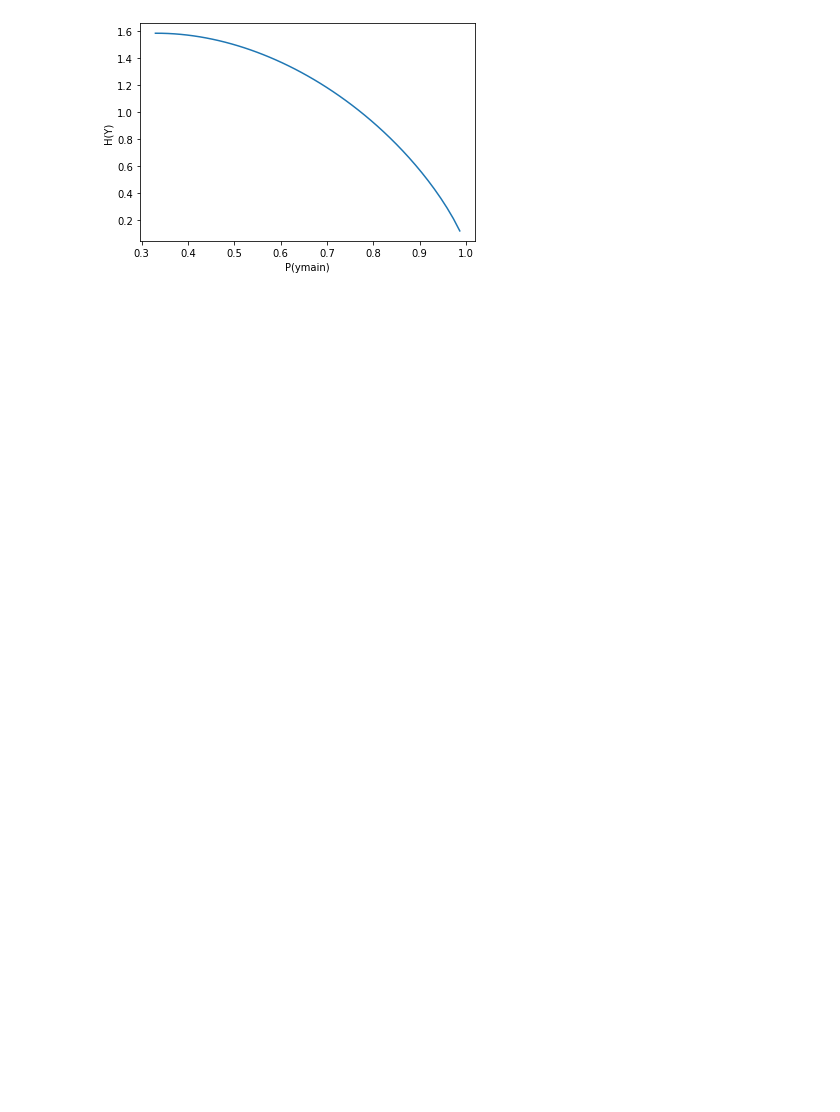
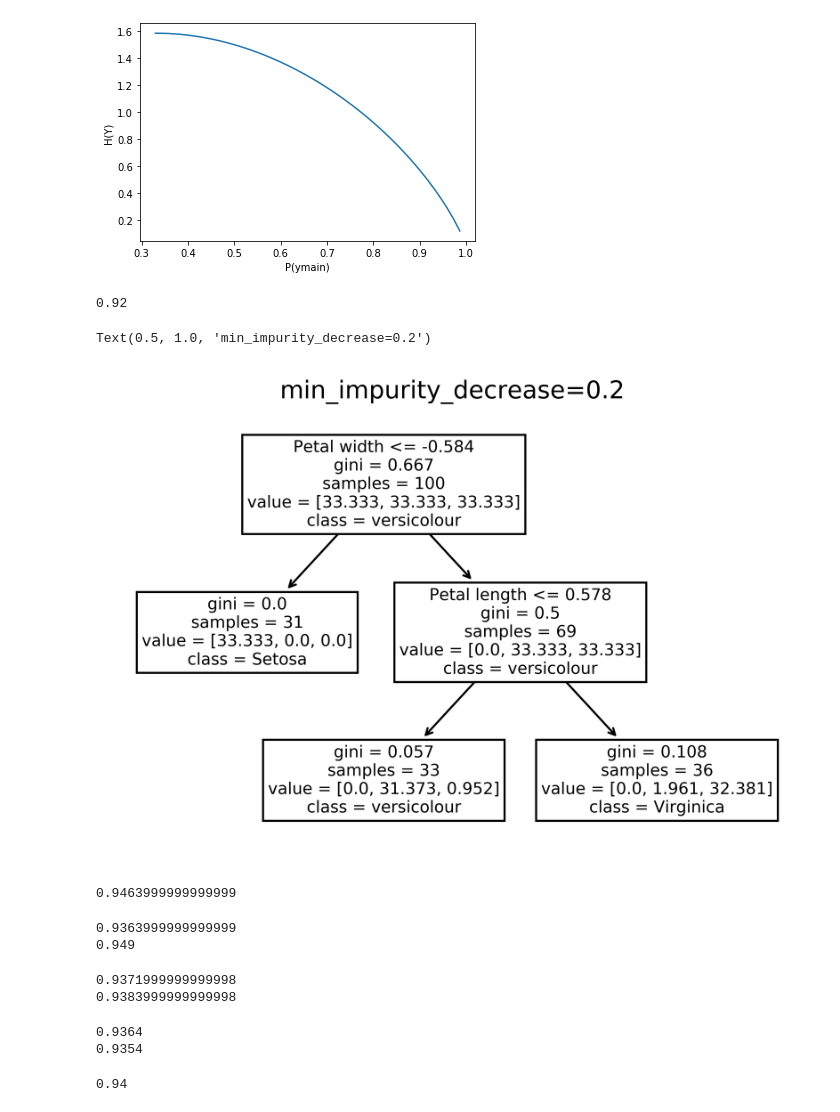
Before and after one commit to Time-Magic/Traning_code, a Jupyter notebook: report_iris_randomtrees.ipynb, the cells around one changed output. Drawn from its saved outputs; the diff is of its cells as text; code cells hidden in the pictures; blank space fills up the shorter version.

```diff
--- a/report_iris_randomtrees.ipynb
+++ b/report_iris_randomtrees.ipynb
@@ -18,3 +21,68 @@ plt.ylabel('H(Y)')
 plt.show()
 # %% [output]
 [figure]
+# %%
+from matplotlib import pyplot as plt
+from sklearn.tree import DecisionTreeClassifier,plot_tree
+from likefunctions import spl_and_Std
+x_train,x_test,y_train,y_test=spl_and_Std()
+features=['Sepal length','Sepal width','Petal length','Petal width']
+classes=['Setosa','versicolour','Virginica']
+clf=DecisionTreeClassifier(criterion='gini',splitter='best',class_weight='balanced',min_impurity_decrease=0.2)
+clf.fit(x_train,y_train)
+print(clf.score(x_test,y_test))
+plt.figure(dpi=720)
+plot_tree(clf,class_names=classes,feature_names=features,fontsize=8)
+plt.title('min_impurity_decrease=0.2')
+# %% [output]
+0.92
+Text(0.5, 1.0, 'min_impurity_decrease=0.2')
+[figure, added]
+# %%
+from likefunctions import tree_full_100_random
+result=tree_full_100_random()
+result.mean()
+# %% [output]
+0.9463999999999999
+# %%
+from likefunctions import tree_depth_100_random
+result_depth2=tree_depth_100_random(max_depth=2)
+result_depth3=tree_depth_100_random(max_depth=3)
+print(result_depth2.mean())
+print(result_depth3.mean())
+# %% [output]
+0.9363999999999999
+0.949
+# %%
+from likefunctions import tree_leaf_100_random
+result_leaf10=tree_leaf_100_random(min_leaf_samples=10)
+result_leaf20=tree_leaf_100_random(min_leaf_samples=20)
+print(result_leaf10.mean())
+print(result_leaf20.mean())
+# %% [output]
+0.9371999999999998
+0.9383999999999998
+# %%
+from likefunctions import tree_impurity_100_random
+result_impurity1=tree_impurity_100_random(impurity_decrease=0.1)
+result_impurity2=tree_impurity_100_random(impurity_decrease=0.2)
+print(result_impurity1.mean())
+print(result_impurity2.mean())
+# %% [output]
+0.9364
+0.9354
+# %%
+from sklearn.preprocessing import StandardScaler
+from sklearn.datasets import load_iris
+from sklearn.ensemble import RandomForestClassifier
+data=load_iris()
+x=data.data
+y=data.target
+std=StandardScaler()
+std.fit(x)
+x=std.transform(x)
+clf=RandomForestClassifier(n_estimators=100,oob_score=True)
+clf.fit(x,y)
+print(clf.oob_score_)
+# %% [output]
+0.94
```
Also changed, not shown: parts of 9 cells of this notebook, 2 other files.
